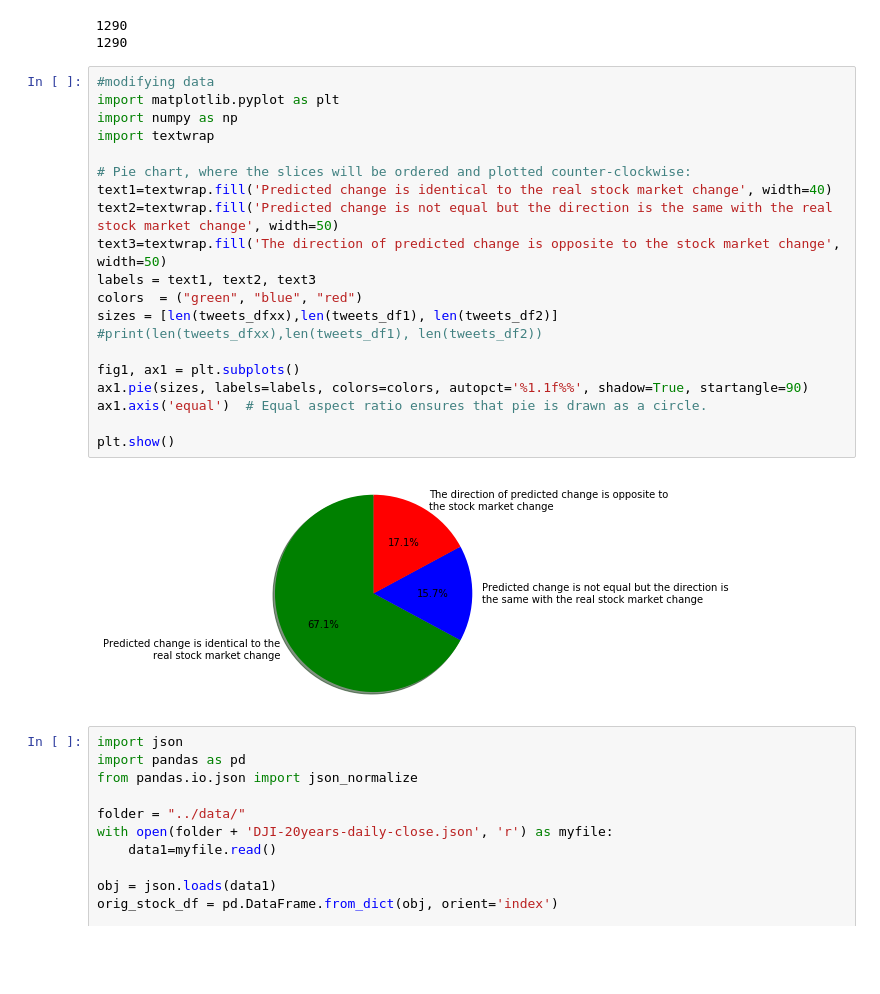
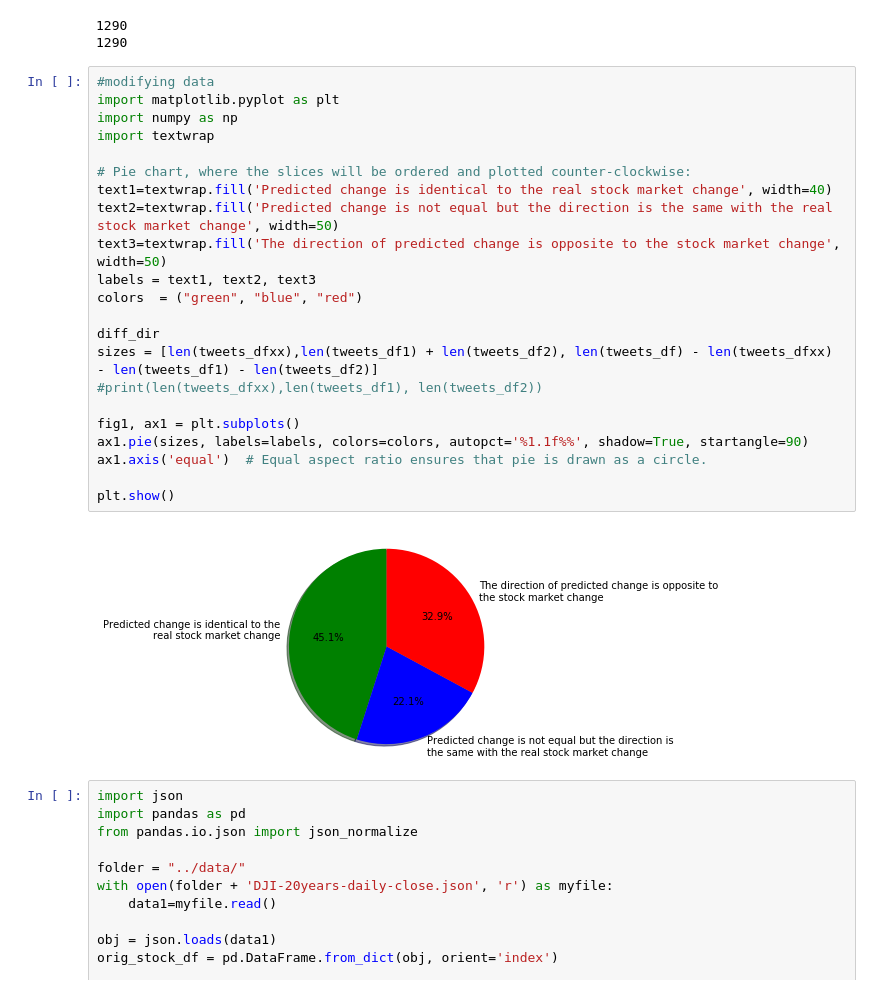
Before and after one commit to vvenla/trumponator, a Jupyter notebook: source/combine_tweets_and_stocks_plots.ipynb, the cells around one changed output. Saved outputs shown, nothing was run; the diff lists cells and outputs as text; blank space fills up the shorter version.

```diff
--- a/source/combine_tweets_and_stocks_plots.ipynb
+++ b/source/combine_tweets_and_stocks_plots.ipynb
@@ -80,25 +119,27 @@ tweets_df2=tweets_dfx.loc[(tweets_dfx["predicted changes"].values=='BIGNEG') | (
 # %%
 #modifying data
 import matplotlib.pyplot as plt
 import numpy as np
 import textwrap
 
 # Pie chart, where the slices will be ordered and plotted counter-clockwise:
 text1=textwrap.fill('Predicted change is identical to the real stock market change', width=40)
 text2=textwrap.fill('Predicted change is not equal but the direction is the same with the real stock market change', width=50)
 text3=textwrap.fill('The direction of predicted change is opposite to the stock market change', width=50)
 labels = text1, text2, text3
 colors  = ("green", "blue", "red")
-sizes = [len(tweets_dfxx),len(tweets_df1), len(tweets_df2)]
+
+diff_dir
+sizes = [len(tweets_dfxx),len(tweets_df1) + len(tweets_df2), len(tweets_df) - len(tweets_dfxx) - len(tweets_df1) - len(tweets_df2)]
 #print(len(tweets_dfxx),len(tweets_df1), len(tweets_df2))
 
 fig1, ax1 = plt.subplots()
 ax1.pie(sizes, labels=labels, colors=colors, autopct='%1.1f%%', shadow=True, startangle=90)
 ax1.axis('equal')  # Equal aspect ratio ensures that pie is drawn as a circle.
 
 plt.show()
 # %% [output]
-[figure, old version]
+[figure, new version]
 # %%
 import json
 import pandas as pd
```
Also changed, not shown: parts of 6 cells of this notebook.
